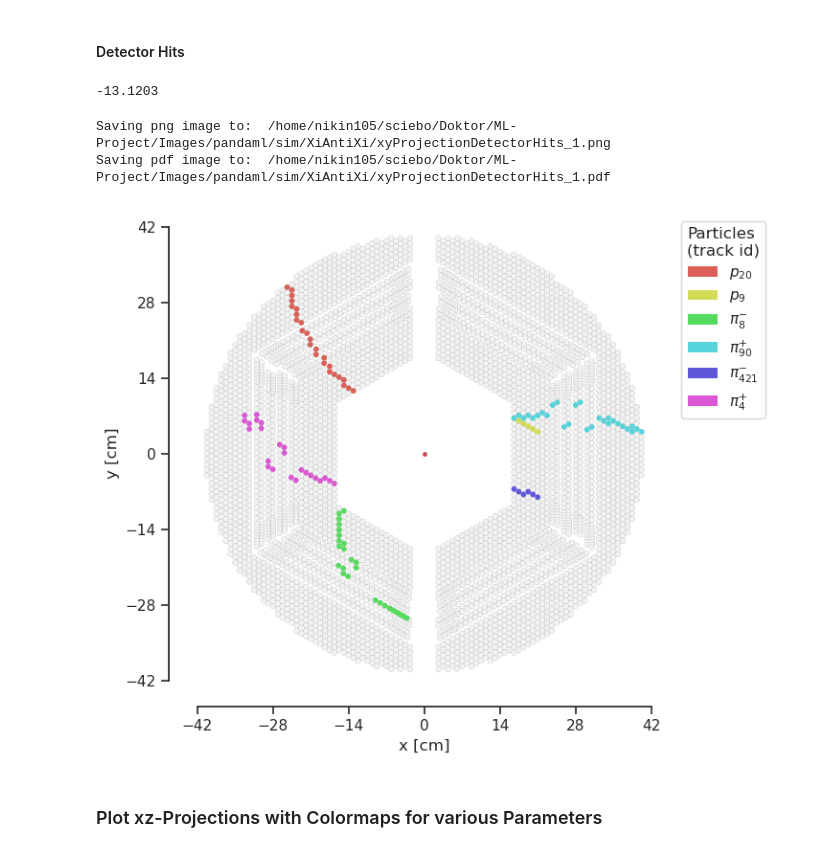
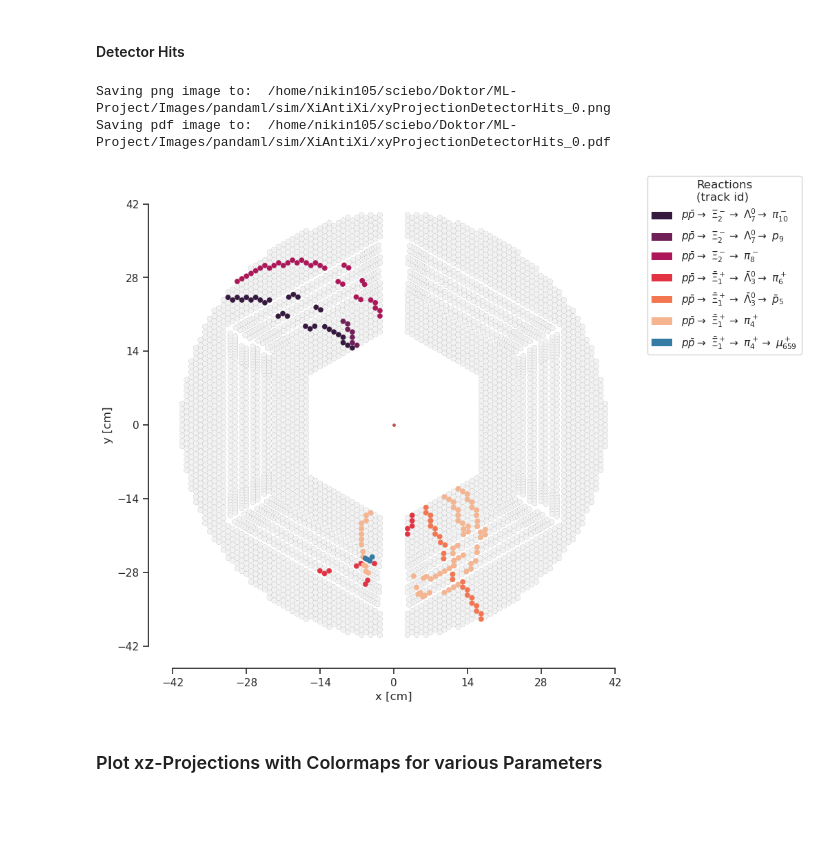
Before and after one commit to fairtrkx/pandaml, a Jupyter notebook: visualization/notebooks/plotSim.ipynb, the cells around one changed output. Cells and saved outputs as stored; diff of their text form; code cells hidden in the pictures; blank space fills up the shorter version.

```diff
--- a/visualization/notebooks/plotSim.ipynb
+++ b/visualization/notebooks/plotSim.ipynb
@@ -355,0 +363,12 @@ sns.color_palette("rocket",10)
+# %%
+maxReactionDepth = 2
+
+print("Primary Tracks:", nPrimaryTracks)
+print("Secondary Tracks:", nSecondaryTracks)
+
+for trackID in xPointsPerTrack:
+	reactionName = getProcess(trackID, mcTrack_pdgId, mcTrack_motherId, mcTrack_2ndMotherId)
+	if isSttTrackPrimary[trackID]:
+		display("Primary Track", Latex(reactionName))
+	else:
+		display("Secondary Track", Latex(reactionName))
@@ -731,11 +759,5 @@ Saving pdf image to:  /home/nikin105/sciebo/Doktor/ML-Project/Images/pandaml/sim
 # %% [markdown]
 #### Detector Hits
-# %%
-row = data.loc[data["tubeID"] == 13, ["x[cm]"]].iat[0,0]
-
-print(row)
-# %% [output]
--13.1203
 # %%
 plt.close('all')
 
@@ -744,7 +766,7 @@ sns.set_theme(color_codes=True)
 sns.set_style("ticks")
 sns.set_context("notebook")
 
-fig, ax = plt.subplots(figsize=(8,6))
+fig, ax = plt.subplots(figsize=(8,8))
 
 # Plot the IP
 ax.plot(0,0,marker='.',ms=5, color='r')
@@ -756,72 +778,64 @@ for index, row in data.iterrows():
         sttInnerTube = patches.Circle((row['x[cm]'], row['y[cm]']), row['innerRadius[cm]'], fc='white', ec="None", alpha=0.9)
         ax.add_patch(sttInnerTube)
 
-# Get the tab20 colormap
-colors = sns.color_palette("hls",len(tubeIDPerTrack))
-colorNum = 0
+primaryColors   = sns.color_palette("rocket", nPrimaryTracks)
+secondaryColors = sns.color_palette("mako"  , nSecondaryTracks)
+
+primaryTrackNum   = 0
+secondaryTrackNum = 0
 
 legendHandles = []
 legendLabels = []
 
 for trackID in tubeIDPerTrack:
-	if mcTrack_pdgId[trackID] == 13:
-		trackLabel = r'$\mu^{-}_{'+ str(trackID) +r'}$'
-	elif mcTrack_pdgId[trackID] == -13:
-		trackLabel = r'$\mu^{+}_{'+ str(trackID) +r'}$'
-	elif mcTrack_pdgId[trackID] == 11:
-		trackLabel = r'$e^{-}_{'+ str(trackID) +r'}$'
-	elif mcTrack_pdgId[trackID] == -11:
-		trackLabel = r'$e^{+}_{'+ str(trackID) +r'}$'
-	elif mcTrack_pdgId[trackID] == 211:
-		trackLabel = r'$\pi^{+}_{'+ str(trackID) +r'}$'
-	elif mcTrack_pdgId[trackID] == -211:
-		trackLabel = r'$\pi^{-}_{'+ str(trackID) +r'}$'
-	elif mcTrack_pdgId[trackID] == 2212:
-		trackLabel = r'$p_{'+ str(trackID) +r'}$'
-	elif mcTrack_pdgId[trackID] == -2212:
-		trackLabel = r'$\bar{p}_{'+ str(trackID) +r'}$'
+	trackLabel = getProcess(trackID, mcTrack_pdgId, mcTrack_motherId, mcTrack_2ndMotherId)
+	if isSttTrackPrimary[trackID]:
+		for tube in tubeIDPerTrack[trackID]:
+				sttHitTube = patches.Circle((data.loc[data["tubeID"] == tube, ['x[cm]']].iat[0,0], data.loc[data["tubeID"] == tube, ['y[cm]']].iat[0,0]),
+											data.loc[data["tubeID"] == tube, ['outerRadius[cm]']].iat[0,0], fc=primaryColors[primaryTrackNum], ec="None")
+				ax.add_patch(sttHitTube)
+		primaryTrackNum += 1
 	else:
-		trackLabel: str = "PDG ID: " + str(mcTrack_pdgId[trackID])
-	for tube in tubeIDPerTrack[trackID]:
-		sttHitTube = patches.Circle((data.loc[data["tubeID"] == tube, ['x[cm]']].iat[0,0], data.loc[data["tubeID"] == tube, ['y[cm]']].iat[0,0])
-                              		, data.loc[data["tubeID"] == tube, ['outerRadius[cm]']].iat[0,0], fc=colors[colorNum], ec="None")
-		ax.add_patch(sttHitTube)
+		for tube in tubeIDPerTrack[trackID]:
+			sttHitTube = patches.Circle((data.loc[data["tubeID"] == tube, ['x[cm]']].iat[0,0], data.loc[data["tubeID"] == tube, ['y[cm]']].iat[0,0]),
+                              		     data.loc[data["tubeID"] == tube, ['outerRadius[cm]']].iat[0,0], fc=secondaryColors[secondaryTrackNum], ec="None")
+			ax.add_patch(sttHitTube)
+		secondaryTrackNum += 1
 	legendHandles.append(sttHitTube)
 	legendLabels.append(trackLabel)
-	colorNum += 1
 
 # Set the axis labels and limits
 ax.set_xlabel("x [cm]")
 ax.set_ylabel("y [cm]")
 
 # Set the ticks positions to match the data range
 x_ticks = np.linspace(-42, 42, num=7)
 y_ticks = np.linspace(-42, 42, num=7)
 ax.set_xticks(x_ticks)
 ax.set_yticks(y_ticks)
 ax.tick_params(length=6,width=1.2)
 
 # Set the aspect ratio to be equal
 ax.set_aspect('equal')
 
 # Remove the top and right spines
 sns.despine(fig=fig, ax=ax, offset=10, trim=True)
 
 fig.tight_layout()
 
-ax.legend(legendHandles, legendLabels, title="Particles\n(track id)",loc="upper right",ncols=1,bbox_to_anchor=(1.22,1.0))
+fig.legend(legendHandles, legendLabels, title="Reactions\n(track id)",loc="upper left",ncols=1,bbox_to_anchor=(1,1))
 
 imgPath = imagePath + "/xyProjectionDetectorHits_" + str(eventNumber)
 
 print("Saving png image to: ", imgPath+".png")
 plt.savefig(imgPath+".png", dpi=300, bbox_inches='tight')
 
 print("Saving pdf image to: ", imgPath+".pdf")
 plt.savefig(imgPath+".pdf", dpi=300, bbox_inches='tight')
 # %% [output]
-Saving png image to:  /home/nikin105/sciebo/Doktor/ML-Project/Images/pandaml/sim/XiAntiXi/xyProjectionDetectorHits_1.png
-Saving pdf image to:  /home/nikin105/sciebo/Doktor/ML-Project/Images/pandaml/sim/XiAntiXi/xyProjectionDetectorHits_1.pdf
+Saving png image to:  /home/nikin105/sciebo/Doktor/ML-Project/Images/pandaml/sim/XiAntiXi/xyProjectionDetectorHits_0.png
+Saving pdf image to:  /home/nikin105/sciebo/Doktor/ML-Project/Images/pandaml/sim/XiAntiXi/xyProjectionDetectorHits_0.pdf
-[figure, old version]
+[figure, new version]
 # %% [markdown]
 ### Plot xz-Projections with Colormaps for various Parameters
 # %%
```
Also changed, not shown: parts of 15 cells of this notebook.
